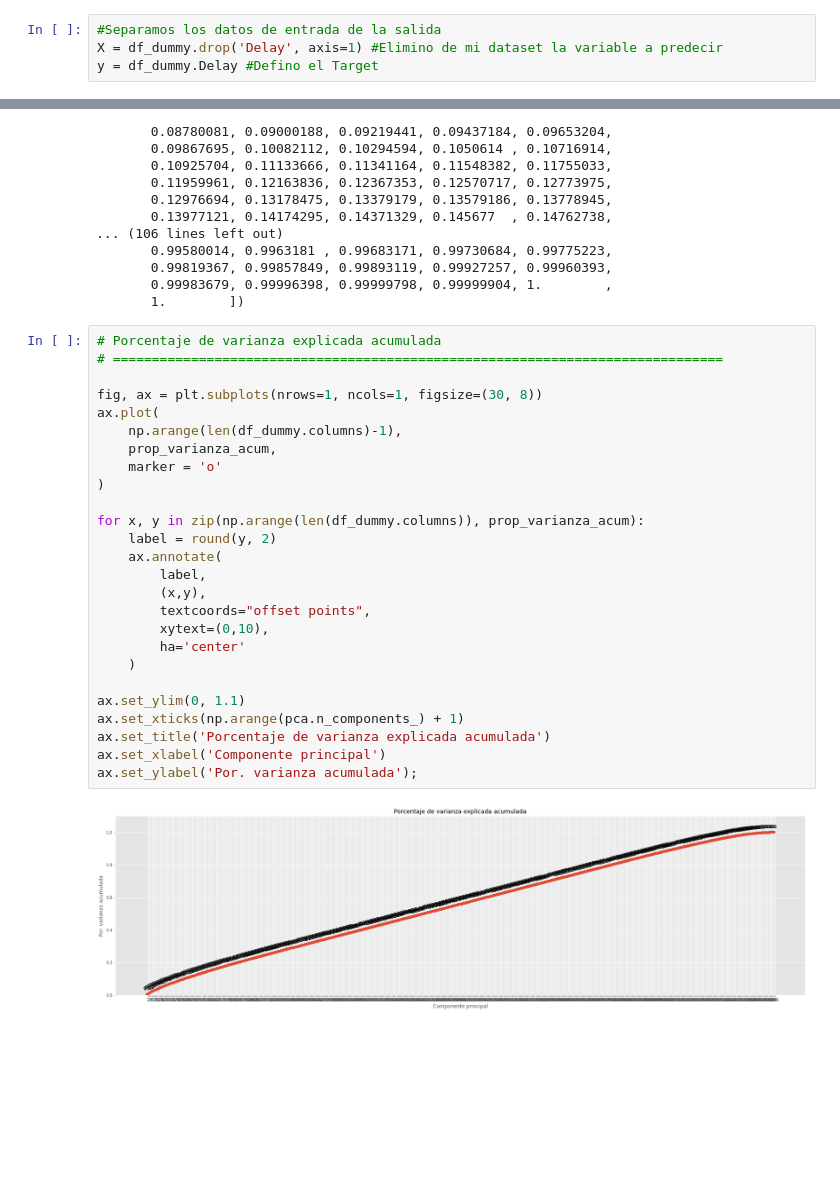
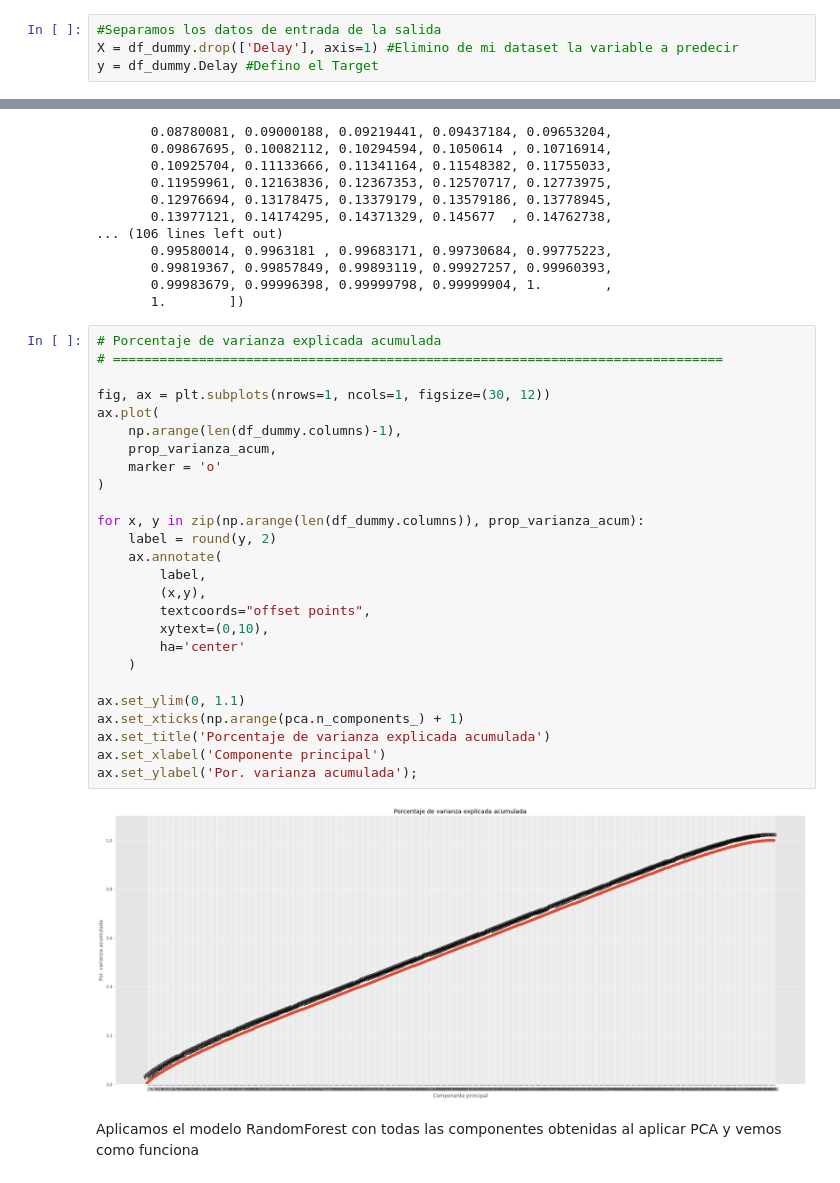
Before and after one commit to natijohansen/TP_DataScience, a Jupyter notebook: Test-PCA.ipynb, the cells around one changed output, grey strips where cells are left out. Drawn from its saved outputs; the diff is of its cells as text; blank space fills up the shorter version.

```diff
--- a/Test-PCA.ipynb
+++ b/Test-PCA.ipynb
@@ -87,6 +101,6 @@ df_dummy
 # %%
 #Separamos los datos de entrada de la salida
-X = df_dummy.drop('Delay', axis=1) #Elimino de mi dataset la variable a predecir
+X = df_dummy.drop(['Delay'], axis=1) #Elimino de mi dataset la variable a predecir
 y = df_dummy.Delay #Defino el Target
 # %% [markdown]
 #### Divimos el dataset.
@@ -167,28 +242,30 @@ array([0.00488742, 0.00896389, 0.01287603, 0.01658979, 0.0201379 ,
 # %%
 # Porcentaje de varianza explicada acumulada
 # ==============================================================================
 
-fig, ax = plt.subplots(nrows=1, ncols=1, figsize=(30, 8))
+fig, ax = plt.subplots(nrows=1, ncols=1, figsize=(30, 12))
 ax.plot(
     np.arange(len(df_dummy.columns)-1),
     prop_varianza_acum,
     marker = 'o'
 )
 
 for x, y in zip(np.arange(len(df_dummy.columns)), prop_varianza_acum):
     label = round(y, 2)
     ax.annotate(
         label,
         (x,y),
         textcoords="offset points",
         xytext=(0,10),
         ha='center'
     )
 
 ax.set_ylim(0, 1.1)
 ax.set_xticks(np.arange(pca.n_components_) + 1)
 ax.set_title('Porcentaje de varianza explicada acumulada')
 ax.set_xlabel('Componente principal')
 ax.set_ylabel('Por. varianza acumulada');
 # %% [output]
-[figure, old version]
+[figure, new version]
+# %% [markdown]
+Aplicamos el modelo RandomForest con todas las componentes obtenidas al aplicar PCA y vemos como funciona
```
Also changed, not shown: parts of 22 cells of this notebook.
